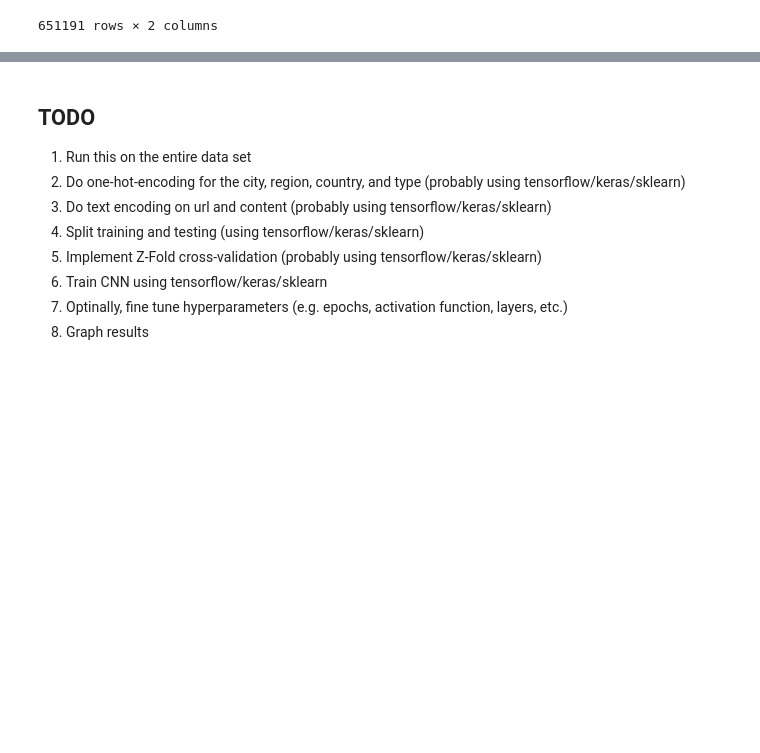
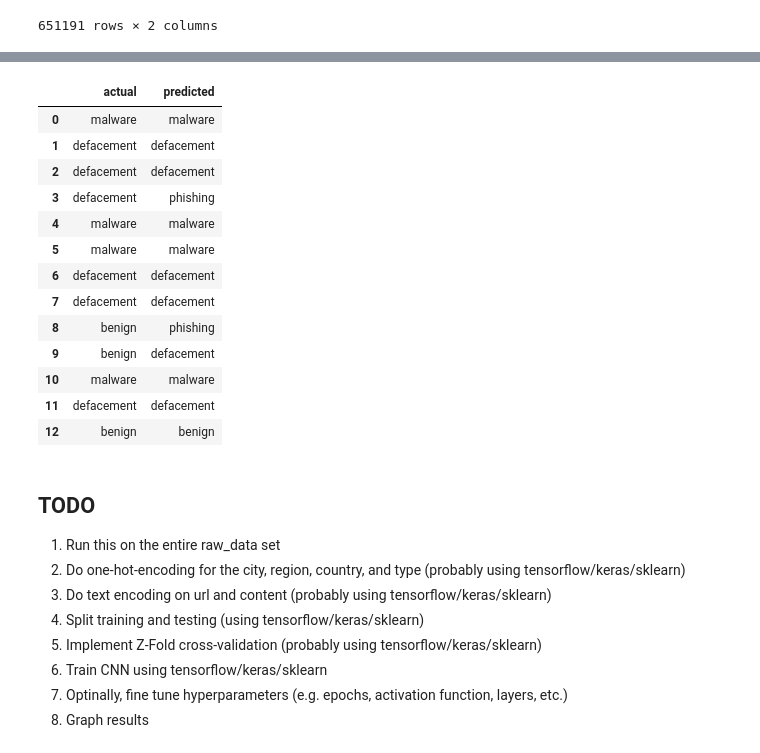
Before and after one commit to BenjaminAlpert/ml-malicious-website-detection, a Jupyter notebook: project.ipynb, the cells around one changed output, grey strips where cells are left out. Drawn from its saved outputs; the diff is of its cells as text; code cells hidden in the pictures; blank space fills up the shorter version.

```diff
--- a/project.ipynb
+++ b/project.ipynb
@@ -71,5 +94,5 @@ raw_data
 # #raw_data.loc[:20, "url"].apply(generate_alternative_urls)
 # generate_alternative_urls("http://test1.com/test2?test3")
 # %%
-MAX_QUERIES = 100
+MAX_QUERIES = 20
 TIMEOUT = (5, 5)
@@ -76 +112,11 @@ TIMEOUT = (5, 5)
+# %%
+def get_location(ip_addr=None, hostname=None):
+    try:
+        if(ip_addr is None and hostname is not None):
+            ip_addr = socket.gethostbyname(hostname)
+        if(not ip_addr in location_database):
+            location_database[ip_addr] = requests.get("https://ipinfo.io/"+ip_addr+"/json").json()
+    except socket.error:
+        return {}
+    return location_database[ip_addr]
 # %%
@@ -149,0 +314,3 @@ data[data["status_code"] == 200]
+# %%
+data = start()
+data
@@ -149,0 +341,12 @@ data[data["status_code"] == 200]
+# %%
+feature_names = ["words", "aux", "city", "region", "country"]
+X = [data[feature_name] for feature_name in feature_names]
+
+sl = tf.keras.layers.StringLookup(output_mode='one_hot')
+sl.adapt(data["type"])
+
+y = sl(list(data["type"]))
+
+X_train, X_test, y_train, y_test = train_test_split(data[feature_names], y, test_size=0.33)
+
+X_test, X_validation, y_test, y_validation = train_test_split(X_test, y_test, test_size=0.33)
@@ -150,6 +449,29 @@ data[data["status_code"] == 200]
+# %%
+def to_type(one_hot_encoding):
+    return sl.get_vocabulary()[np.argmax(tf.nn.softmax(one_hot_encoding))]
+
+predictions = [ to_type(model.predict(X_test)[i]) for i in range(len(X_test)) ]
+actuals = [ to_type(y_test[i]) for i in range(len(y_test)) ]
+
+pd.DataFrame(np.array([actuals, predictions]).T, columns=["actual", "predicted"])
+# %% [output]
+|  | actual | predicted |
+| 0 | malware | malware |
+| 1 | defacement | defacement |
+| 2 | defacement | defacement |
+| 3 | defacement | phishing |
+| 4 | malware | malware |
+| 5 | malware | malware |
+| 6 | defacement | defacement |
+| 7 | defacement | defacement |
+| 8 | benign | phishing |
+| 9 | benign | defacement |
+| 10 | malware | malware |
+| 11 | defacement | defacement |
+| 12 | benign | benign |
 # %% [markdown]
 ## TODO
-1. Run this on the entire data set
+1. Run this on the entire raw_data set
 2. Do one-hot-encoding for the city, region, country, and type (probably using tensorflow/keras/sklearn)
 3. Do text encoding on url and content (probably using tensorflow/keras/sklearn)
 4. Split training and testing (using tensorflow/keras/sklearn)
```
Also changed, not shown: parts of 15 cells of this notebook, 1 other file.
